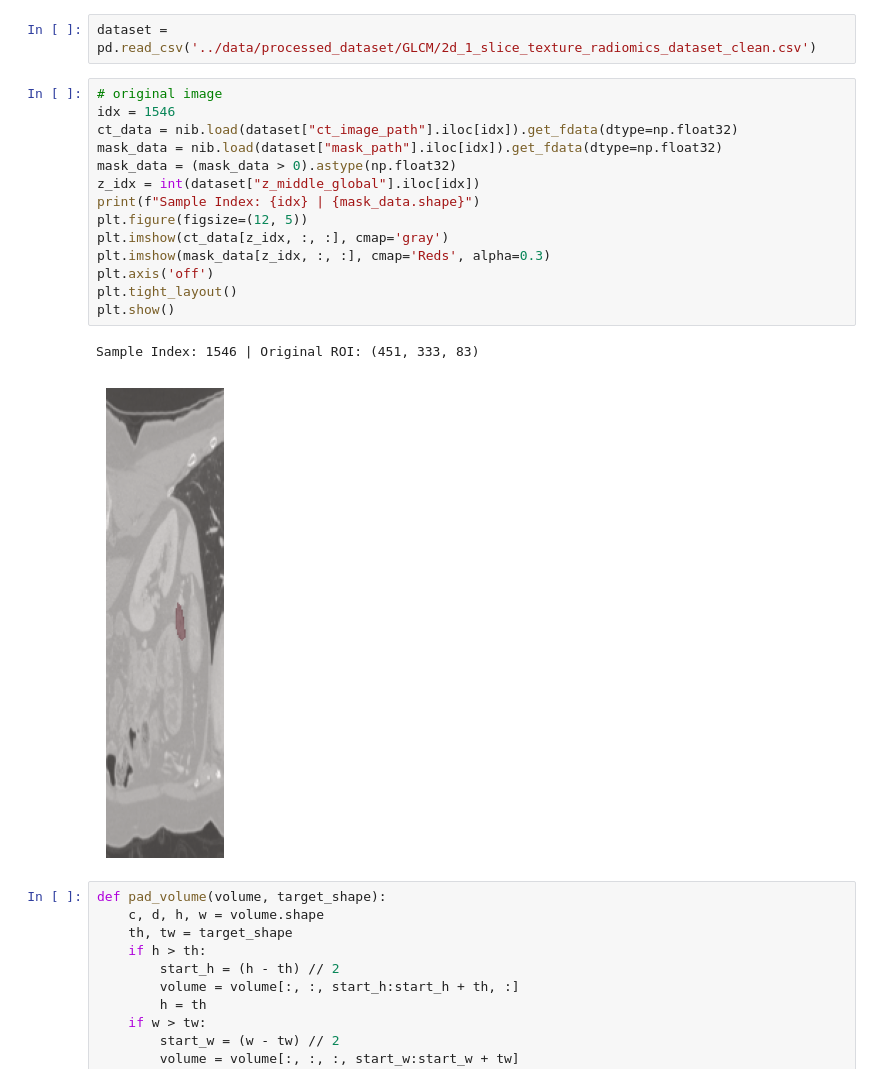
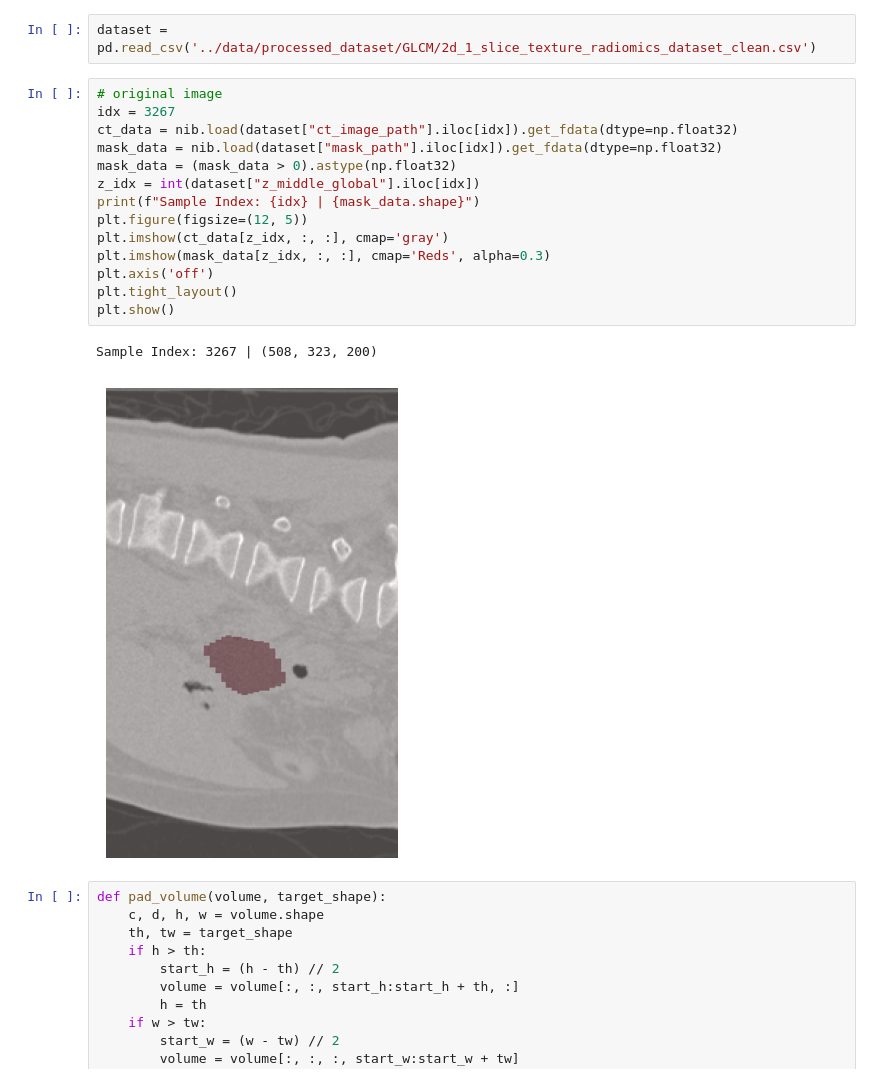
Before and after one commit to you66-s/deep-learning-radiomic-internship, a Jupyter notebook: models-development/test.ipynb, the cells around one changed output. Drawn from its saved outputs; the diff is of its cells as text.

```diff
--- a/models-development/test.ipynb
+++ b/models-development/test.ipynb
@@ -11,21 +11,21 @@ import torch
 dataset = pd.read_csv('../data/processed_dataset/GLCM/2d_1_slice_texture_radiomics_dataset_clean.csv')
 # %%
 # original image
-idx = 1546
+idx = 3267
 ct_data = nib.load(dataset["ct_image_path"].iloc[idx]).get_fdata(dtype=np.float32)
 mask_data = nib.load(dataset["mask_path"].iloc[idx]).get_fdata(dtype=np.float32)
 mask_data = (mask_data > 0).astype(np.float32)
 z_idx = int(dataset["z_middle_global"].iloc[idx])
 print(f"Sample Index: {idx} | {mask_data.shape}")
 plt.figure(figsize=(12, 5))
 plt.imshow(ct_data[z_idx, :, :], cmap='gray')
 plt.imshow(mask_data[z_idx, :, :], cmap='Reds', alpha=0.3)
 plt.axis('off')
 plt.tight_layout()
 plt.show()
 # %% [output]
-Sample Index: 1546 | Original ROI: (451, 333, 83)
+Sample Index: 3267 | (508, 323, 200)
-[figure, old version]
+[figure, new version]
 # %%
 def pad_volume(volume, target_shape):
     c, d, h, w = volume.shape
```
Also changed, not shown: parts of 5 cells of this notebook.
